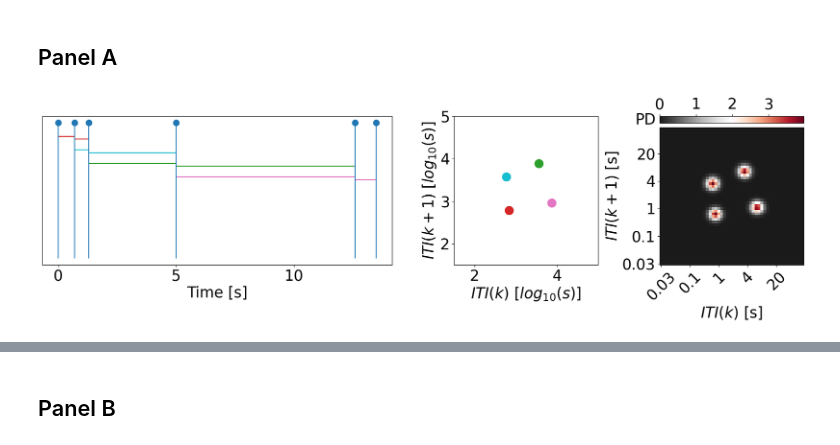
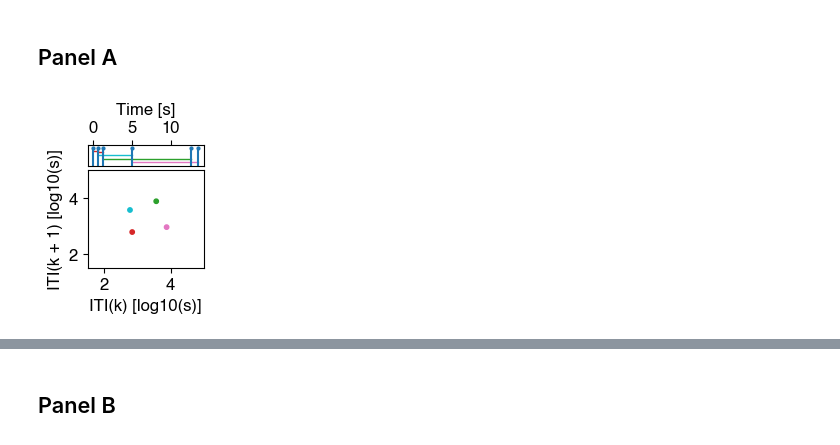
Before and after one commit to codelableidenvelux/ML_Age_Trajectory_2023, a Jupyter notebook: Figures.ipynb, the cells around one changed output, grey strips where cells are left out. Drawn from its saved outputs; the diff is of its cells as text; code cells hidden in the pictures.

```diff
--- a/Figures.ipynb
+++ b/Figures.ipynb
@@ -53,14 +53,23 @@ import matplotlib as mpl
 import matplotlib.gridspec as gridspec
 import seaborn as sns
 
-# rc('font', **{'family':'sans-serif',
-#               'sans-serif':['Helvetica']})
-FONT_SIZE = 25
+rc('font', **{'family':'sans-serif',
+              'sans-serif':['Helvetica']})
+
+FONT_SIZE = 12
+
 params = {'axes.labelsize': FONT_SIZE,
           'axes.titlesize': FONT_SIZE,
           'legend.fontsize': FONT_SIZE,
           'xtick.labelsize': FONT_SIZE,
-          'ytick.labelsize': FONT_SIZE}
+          'ytick.labelsize': FONT_SIZE,
+          'pdf.fonttype': 42,
+          'mathtext.fontset': 'custom',
+          'mathtext.rm': 'Helvetica',
+          'mathtext.it': 'Helvetica:italic',
+          'mathtext.bf': 'Helvetica:bold'
+         }
+
 matplotlib.rcParams.update(params)
 # %%
 def plot_JID(JID, ax, mask=None, color_bar_text="PD", cmap=matplotlib.cm.RdGy_r, vmin=None, vmax=None):
@@ -106,70 +115,52 @@ xy_sample = np.vstack([yy.ravel(), xx.ravel()]).T
 
 t = np.array([0, 0.7, 1.3, 5, 12.6, 13.5]) * 1000
 # t = np.array([0, 0.5, 2.3, 5, 12.6, 13.5]) * 1000
 dt = np.diff(t)
 
 log_dt1, log_dt2 = np.log10(dt[:-1] + eps), np.log10(dt[1:] + eps)
 xy_train  = np.vstack([log_dt1, log_dt2]).T
 kde_skl = KernelDensity(bandwidth=0.1)
 kde_skl.fit(xy_train)
 z = np.exp(kde_skl.score_samples(xy_sample))
 dt_dt = np.reshape(z, xx.shape)
-fig = plt.figure(figsize=(18, 5.5), tight_layout=True)
-gs = gridspec.GridSpec(1, 4)
+fig = plt.figure(figsize=(1.5, 1.6))
+gs = gridspec.GridSpec(5, 1)
 
-ax0 = fig.add_subplot(gs[0, :2])
-ax1 = fig.add_subplot(gs[0, 2])
-ax2 = fig.add_subplot(gs[0, 3])
+ax0 = fig.add_subplot(gs[0, 0])
+ax1 = fig.add_subplot(gs[1:, 0])
 
-
-ax1.scatter(log_dt1, log_dt2, s=200, color=['tab:red', 'tab:cyan', 'tab:green', 'tab:pink'])
+ax1.scatter(log_dt1, log_dt2, s=10, color=['tab:red', 'tab:cyan', 'tab:green', 'tab:pink'])
 ax1.set_xlim([1.5, 5])
 ax1.set_ylim([1.5, 5])
-ax1.set_ylabel(r'$ITI(k + 1)$ [$log_{10}(s)$]')
-ax1.set_xlabel(r'$ITI(k)$ [$log_{10}(s)$]')
+ax1.set_ylabel('ITI(k + 1) [log10(s)]')
+ax1.set_xlabel('ITI(k) [log10(s)]')
 ax1.grid(0)
 
-im = ax2.imshow(dt_dt, aspect='auto', cmap='RdGy_r')
-ax2.invert_yaxis()
-ax2.set_xticks(ticks)
-ax2.set_xticklabels(labels)
-ax2.xaxis.set_tick_params(rotation=45)
-ax2.set_yticks(ticks)
-ax2.set_yticklabels(labels)
-ax2.set_ylabel(r'$ITI(k + 1)$ [s]')
-ax2.set_xlabel(r'$ITI(k)$ [s]')
-ax2.text(-9, 50.5, 'PD', size=25)
+ax0.plot(t, np.ones_like(t), 'o', markersize=2, c='tab:blue')
 
+ax0.xaxis.tick_top()
+ax0.xaxis.set_label_position('top')
 
-ax2.grid(False)
-divider = make_axes_locatable(ax2)
-cax = divider.new_vertical(size="5%", pad=.1, pack_start=False)
-fig.add_axes(cax)
-cb = fig.colorbar(im, cax=cax, orientation="horizontal")
-cb.ax.xaxis.set_ticks_position('top')
+ax0.plot([t[0], t[1]], [0.81, 0.81], c='tab:red', linewidth=1)
+ax0.plot([t[1], t[2]], [0.8, 0.8], c='tab:red', linewidth=1)
 
-ax0.plot(t, np.ones_like(t), 'o', markersize=10, c='tab:blue')
+ax0.plot([t[1], t[2]], [0.61, 0.61], c='tab:cyan', linewidth=1)
+ax0.plot([t[2], t[3]], [0.6, 0.6], c='tab:cyan', linewidth=1)
 
-ax0.plot([t[0], t[1]], [0.9, 0.9], c='tab:red')
-ax0.plot([t[1], t[2]], [0.88, 0.88], c='tab:red')
+ax0.plot([t[2], t[3]], [0.41, 0.41], c='tab:green', linewidth=1)
+ax0.plot([t[3], t[4]], [0.4, 0.4], c='tab:green', linewidth=1)
 
-ax0.plot([t[1], t[2]], [0.8, 0.8], c='tab:cyan')
-ax0.plot([t[2], t[3]], [0.78, 0.78], c='tab:cyan')
+ax0.plot([t[3], t[4]], [0.21, 0.21], c='tab:pink', linewidth=1)
+ax0.plot([t[4], t[5]], [0.2, 0.2], c='tab:pink', linewidth=1)
+ax0.set_ylim([0, 1.2])
 
-ax0.plot([t[2], t[3]], [0.7, 0.7], c='tab:green')
-ax0.plot([t[3], t[4]], [0.68, 0.68], c='tab:green')
-
-ax0.plot([t[3], t[4]], [0.6, 0.6], c='tab:pink')
-ax0.plot([t[4], t[5]], [0.58, 0.58], c='tab:pink')
-
-ax0.plot(np.concatenate([t[:, None], t[:, None]], 1).T, np.concatenate([np.array([0, 1])[:, None] for _ in range(len(t))], 1), c='tab:blue')
+ax0.plot(np.concatenate([t[:, None], t[:, None]], 1).T, np.concatenate([np.array([0, 1])[:, None] for _ in range(len(t))], 1), markersize=2, c='tab:blue')
 ax0.grid(False)
 ax0.get_yaxis().set_visible(False)
 ax0.set_xticks([0, 5000, 10000])
 ax0.set_xticklabels([0, 5, 10])
 ax0.set_xlabel('Time [s]')
 
-plt.tight_layout()
-plt.savefig('./figures/figure_1_panel_a.pdf')
+plt.savefig('./figures/figure_1_panel_a_1.pdf', transparent=True)
 # %% [output]
-[figure, old version]
+[figure, new version]
```
Also changed, not shown: parts of 38 cells of this notebook, 6 other files.
